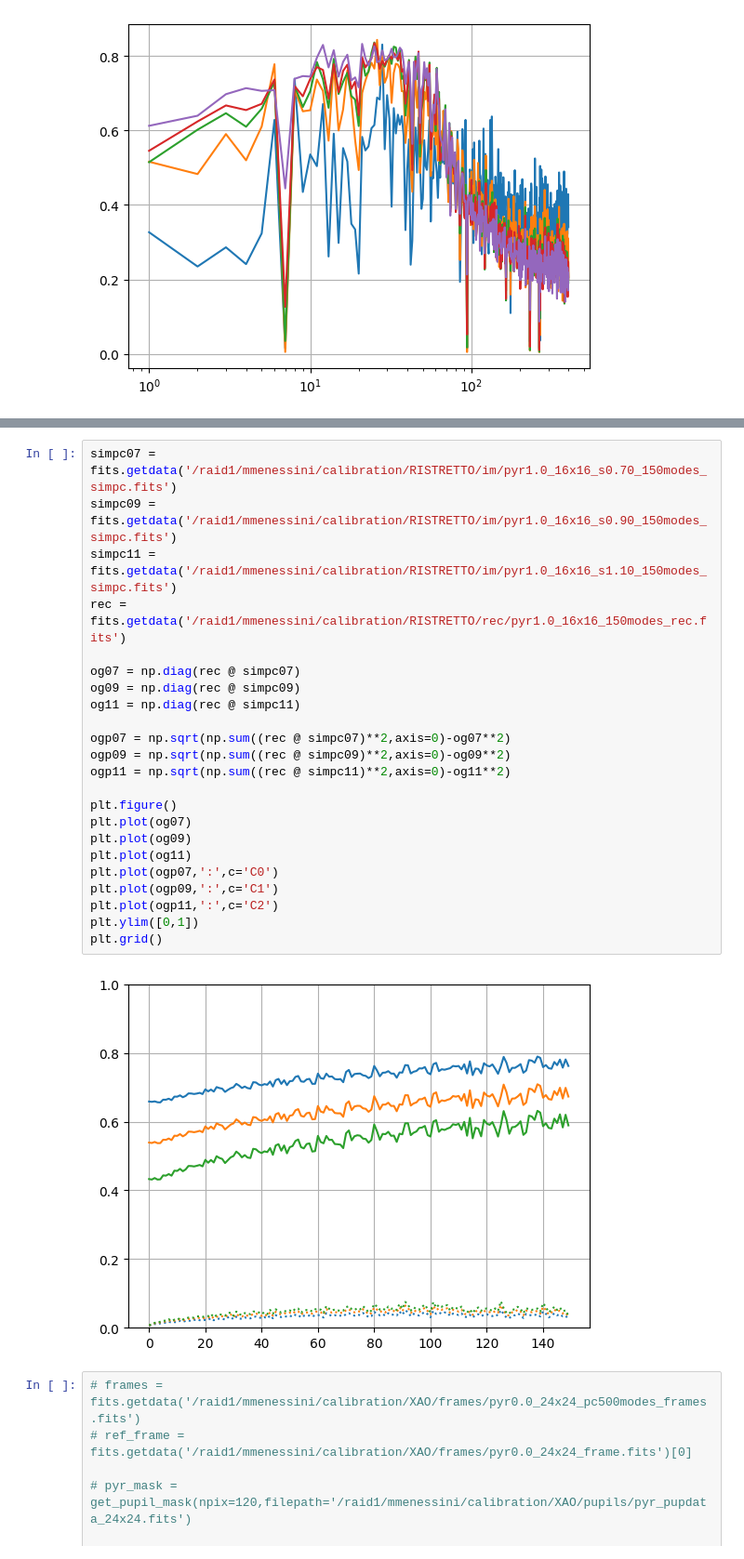
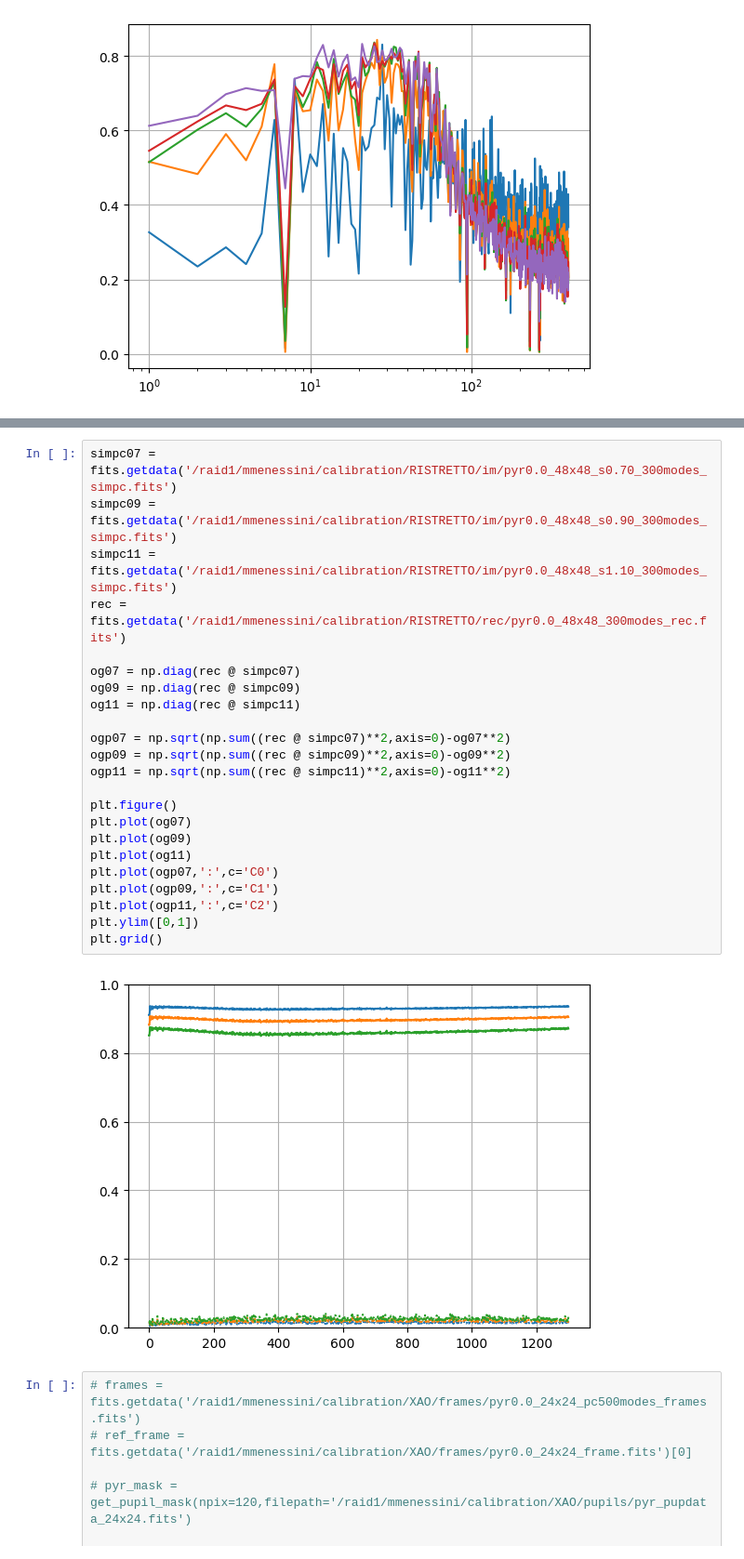
Before and after one commit to Menessao/SPECULA, a Jupyter notebook: config/SensorFusion/paperPlots.ipynb, the cells around one changed output, grey strips where cells are left out. Shown at 93% size. Drawn from its saved outputs; the diff is of its cells as text.

```diff
--- a/config/SensorFusion/paperPlots.ipynb
+++ b/config/SensorFusion/paperPlots.ipynb
@@ -278,28 +309,28 @@ plt.xscale('log')
 # %%
-simpc07 = fits.getdata('/raid1/mmenessini/calibration/RISTRETTO/im/pyr1.0_16x16_s0.70_150modes_simpc.fits')
-simpc09 = fits.getdata('/raid1/mmenessini/calibration/RISTRETTO/im/pyr1.0_16x16_s0.90_150modes_simpc.fits')
-simpc11 = fits.getdata('/raid1/mmenessini/calibration/RISTRETTO/im/pyr1.0_16x16_s1.10_150modes_simpc.fits')
-rec = fits.getdata('/raid1/mmenessini/calibration/RISTRETTO/rec/pyr1.0_16x16_150modes_rec.fits')
+simpc07 = fits.getdata('/raid1/mmenessini/calibration/RISTRETTO/im/pyr0.0_48x48_s0.70_300modes_simpc.fits')
+simpc09 = fits.getdata('/raid1/mmenessini/calibration/RISTRETTO/im/pyr0.0_48x48_s0.90_300modes_simpc.fits')
+simpc11 = fits.getdata('/raid1/mmenessini/calibration/RISTRETTO/im/pyr0.0_48x48_s1.10_300modes_simpc.fits')
+rec = fits.getdata('/raid1/mmenessini/calibration/RISTRETTO/rec/pyr0.0_48x48_300modes_rec.fits')
 
 og07 = np.diag(rec @ simpc07)
 og09 = np.diag(rec @ simpc09)
 og11 = np.diag(rec @ simpc11)
 
 ogp07 = np.sqrt(np.sum((rec @ simpc07)**2,axis=0)-og07**2)
 ogp09 = np.sqrt(np.sum((rec @ simpc09)**2,axis=0)-og09**2)
 ogp11 = np.sqrt(np.sum((rec @ simpc11)**2,axis=0)-og11**2)
 
 plt.figure()
 plt.plot(og07)
 plt.plot(og09)
 plt.plot(og11)
 plt.plot(ogp07,':',c='C0')
 plt.plot(ogp09,':',c='C1')
 plt.plot(ogp11,':',c='C2')
 plt.ylim([0,1])
 plt.grid()
 # %% [output]
-[figure, old version]
+[figure, new version]
 # %%
 # frames = fits.getdata('/raid1/mmenessini/calibration/XAO/frames/pyr0.0_24x24_pc500modes_frames.fits')
 # ref_frame = fits.getdata('/raid1/mmenessini/calibration/XAO/frames/pyr0.0_24x24_frame.fits')[0]
```
Also changed, not shown: parts of 8 cells of this notebook, 1 other file.
